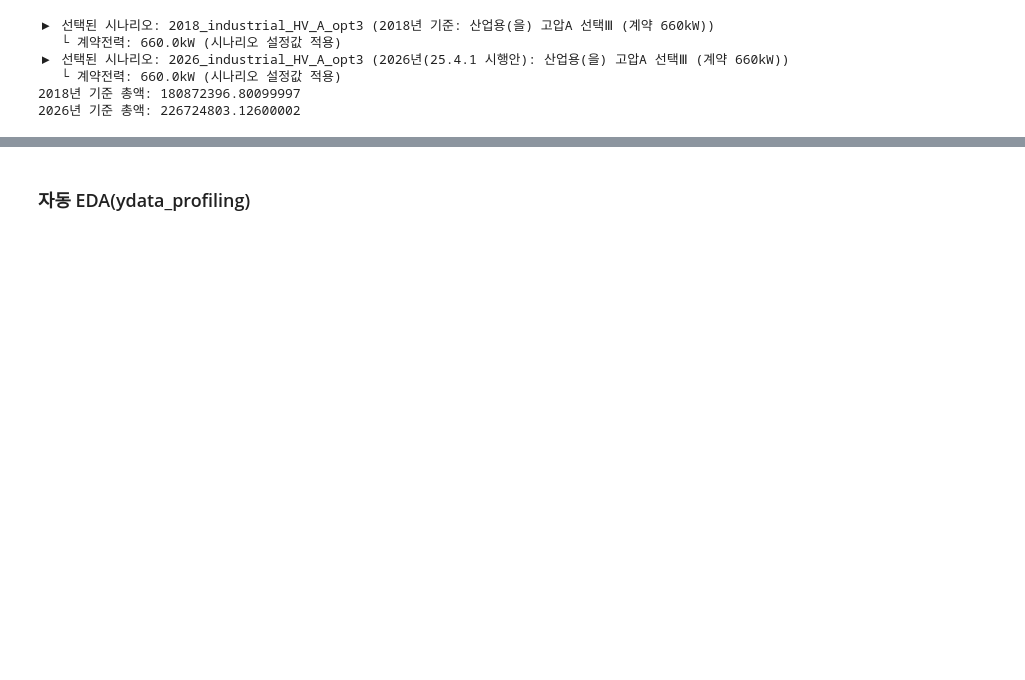
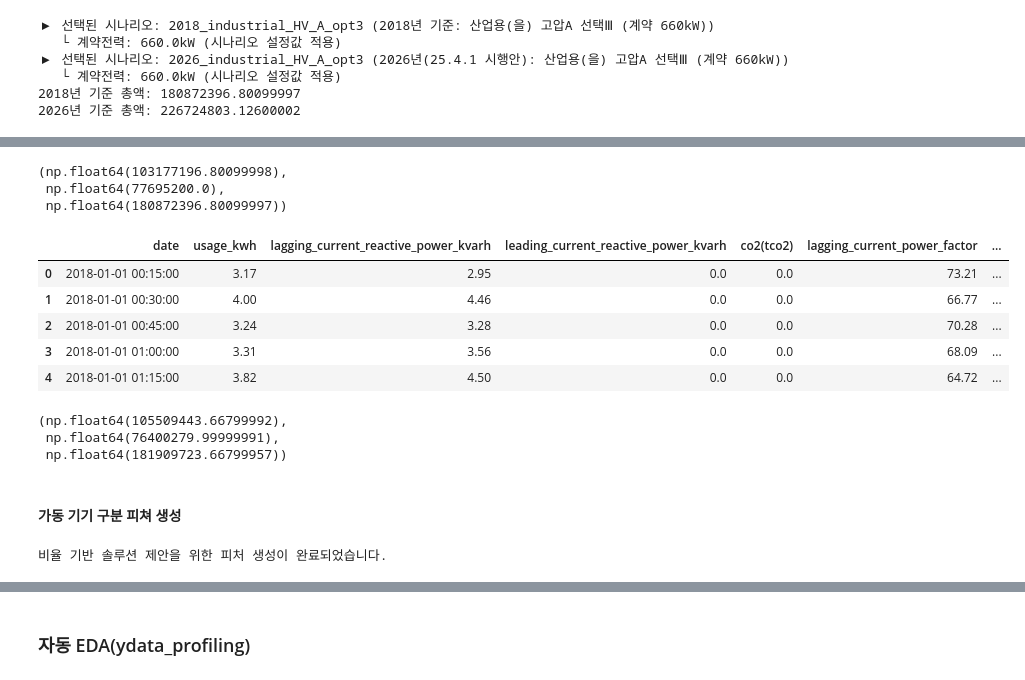
Before and after one commit to Kwonym0814/AIotDataAnalysis, a Jupyter notebook: workspace_python/프로젝트/시각화프로젝트_피쳐 생성.ipynb, the cells around one changed output, grey strips where cells are left out. Drawn from its saved outputs; the diff is of its cells as text; code cells hidden in the pictures; blank space fills up the shorter version.

```diff
--- a/workspace_python/프로젝트/시각화프로젝트_피쳐 생성.ipynb
+++ b/workspace_python/프로젝트/시각화프로젝트_피쳐 생성.ipynb
@@ -289,3 +293,5 @@ print("2026년 기준 총액:", df_result_2026['total_cost'].sum())
    └ 계약전력: 660.0kW (시나리오 설정값 적용)
 2018년 기준 총액: 180872396.80099997
 2026년 기준 총액: 226724803.12600002
+# %%
+tmp = pd.read_excel("Steel_industry_data(+cost).xlsx", engine='openpyxl')
@@ -292,6 +307,29 @@ print("2026년 기준 총액:", df_result_2026['total_cost'].sum())
+# %%
+df_result_2018['energy_cost'].sum(), df_result_2018['allocated_base'].sum(), df_result_2018['total_cost'].sum()
+# %% [output]
+(np.float64(103177196.80099998),
+ np.float64(77695200.0),
+ np.float64(180872396.80099997))
+# %%
+tmp.head()
+# %% [output]
+|  | date | usage_kwh | lagging_current_reactive_power_kvarh | leading_current_reactive_power_kvarh | co2(tco2) | lagging_current_power_factor | ... |
+| 0 | 2018-01-01 00:15:00 | 3.17 | 2.95 | 0.0 | 0.0 | 73.21 | ... |
+| 1 | 2018-01-01 00:30:00 | 4.00 | 4.46 | 0.0 | 0.0 | 66.77 | ... |
+| 2 | 2018-01-01 00:45:00 | 3.24 | 3.28 | 0.0 | 0.0 | 70.28 | ... |
+| 3 | 2018-01-01 01:00:00 | 3.31 | 3.56 | 0.0 | 0.0 | 68.09 | ... |
+| 4 | 2018-01-01 01:15:00 | 3.82 | 4.50 | 0.0 | 0.0 | 64.72 | ... |
+# %%
+tmp['energy_cost_won_15m'].sum(), tmp['basic_cost_won_15m'].sum(), tmp['elec_cost_won_15m'].sum()
+# %% [output]
+(np.float64(105509443.66799992),
+ np.float64(76400279.99999991),
+ np.float64(181909723.66799957))
+# %% [markdown]
+#### 가동 기기 구분 피쳐 생성
 # %%
 # 1. 대상 설정 (1회 언급)
-target_df = df
+target_df = df_result_2018
 
 # 2. 모터 가동 비중 (%) 계산
 # 데이터셋 전체에서의 최대 지상 무효전력을 '모터 100% 가동' 상태로 가정
@@ -305,6 +343,14 @@ target_df['Capacitor_Operating_Rate'] = (target_df['Leading_Current_Reactive_Pow
 
 # 4. 부하 불균형 지수 (Shift 제안의 근거)
 # 유효전력(조업)은 적은데 무효전력만 높다면, 기기 효율이 낮거나 배치가 잘못된 구간
+
+target_df['Net_Reactive_Power'] = (
+    target_df['Lagging_Current_Reactive.Power_kVarh'] -
+    target_df['Leading_Current_Reactive_Power_kVarh']
+)
+
 target_df['Load_Inefficiency_Index'] = target_df['Net_Reactive_Power'] / (target_df['Usage_kWh'] + 1e-6)
 
 print("비율 기반 솔루션 제안을 위한 피처 생성이 완료되었습니다.")
+# %% [output]
+비율 기반 솔루션 제안을 위한 피처 생성이 완료되었습니다.
```
Also changed, not shown: parts of 21 cells of this notebook, 2 other files.
